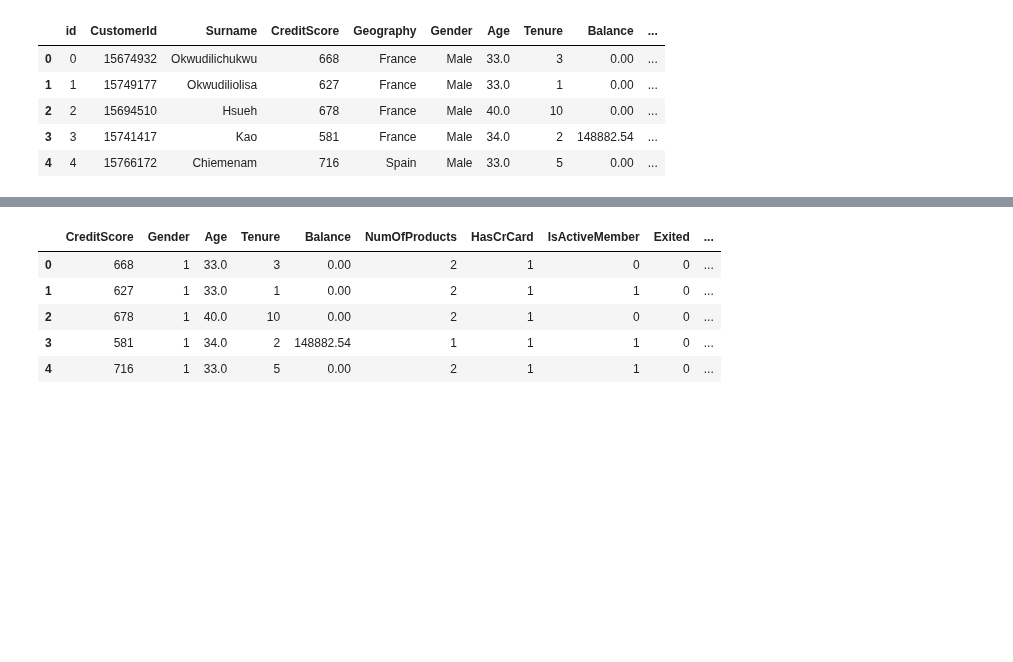
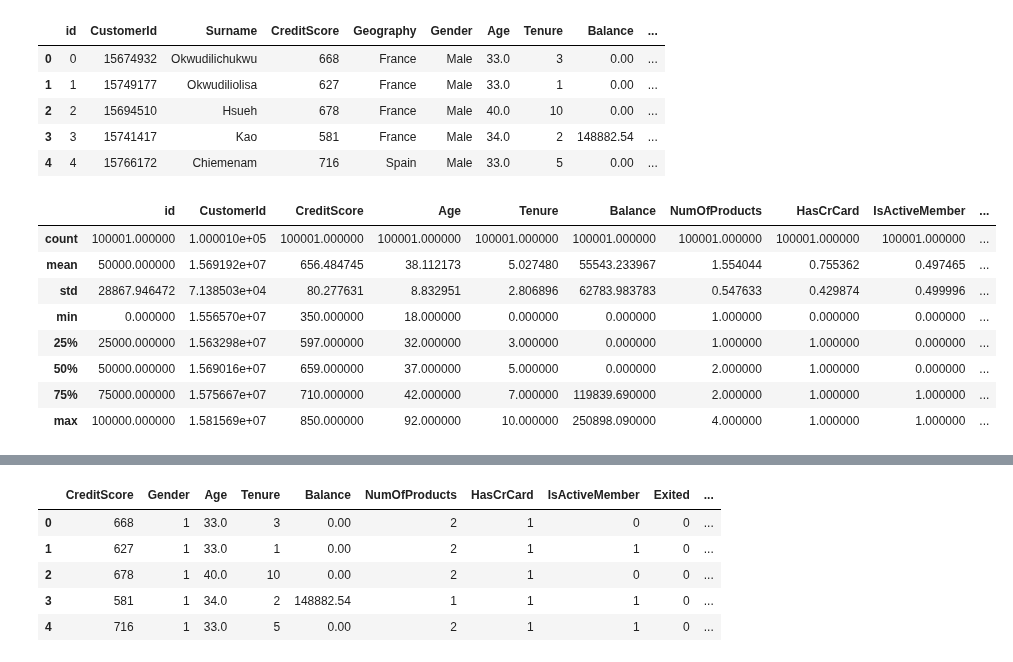
Before and after one commit to NIKITA320495/Bank-customer-churn-prediction-, a Jupyter notebook: bankcprediction.ipynb, the cells around one changed output, grey strips where cells are left out. Saved outputs shown, nothing was run; the diff lists cells and outputs as text; code cells hidden in the pictures; blank space fills up the shorter version.

```diff
--- a/bankcprediction.ipynb
+++ b/bankcprediction.ipynb
@@ -15,3 +23,15 @@ df.head()
 | 2 | 2 | 15694510 | Hsueh | 678 | France | Male | 40.0 | 10 | 0.00 | ... |
 | 3 | 3 | 15741417 | Kao | 581 | France | Male | 34.0 | 2 | 148882.54 | ... |
 | 4 | 4 | 15766172 | Chiemenam | 716 | Spain | Male | 33.0 | 5 | 0.00 | ... |
+# %%
+df.describe()
+# %% [output]
+|  | id | CustomerId | CreditScore | Age | Tenure | Balance | NumOfProducts | HasCrCard | IsActiveMember | ... |
+| count | 100001.000000 | 1.000010e+05 | 100001.000000 | 100001.000000 | 100001.000000 | 100001.000000 | 100001.000000 | 100001.000000 | 100001.000000 | ... |
+| mean | 50000.000000 | 1.569192e+07 | 656.484745 | 38.112173 | 5.027480 | 55543.233967 | 1.554044 | 0.755362 | 0.497465 | ... |
+| std | 28867.946472 | 7.138503e+04 | 80.277631 | 8.832951 | 2.806896 | 62783.983783 | 0.547633 | 0.429874 | 0.499996 | ... |
+| min | 0.000000 | 1.556570e+07 | 350.000000 | 18.000000 | 0.000000 | 0.000000 | 1.000000 | 0.000000 | 0.000000 | ... |
+| 25% | 25000.000000 | 1.563298e+07 | 597.000000 | 32.000000 | 3.000000 | 0.000000 | 1.000000 | 1.000000 | 0.000000 | ... |
+| 50% | 50000.000000 | 1.569016e+07 | 659.000000 | 37.000000 | 5.000000 | 0.000000 | 2.000000 | 1.000000 | 0.000000 | ... |
+| 75% | 75000.000000 | 1.575667e+07 | 710.000000 | 42.000000 | 7.000000 | 119839.690000 | 2.000000 | 1.000000 | 1.000000 | ... |
+| max | 100000.000000 | 1.581569e+07 | 850.000000 | 92.000000 | 10.000000 | 250898.090000 | 4.000000 | 1.000000 | 1.000000 | ... |
```
Also changed, not shown: parts of 27 cells of this notebook, 39 other files.
